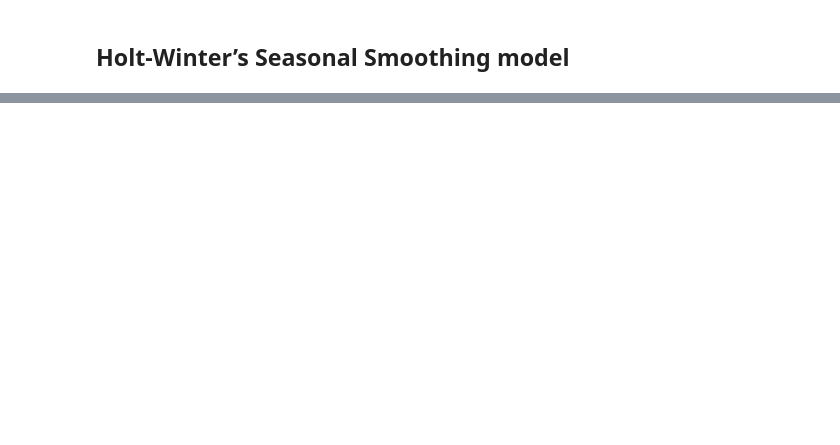
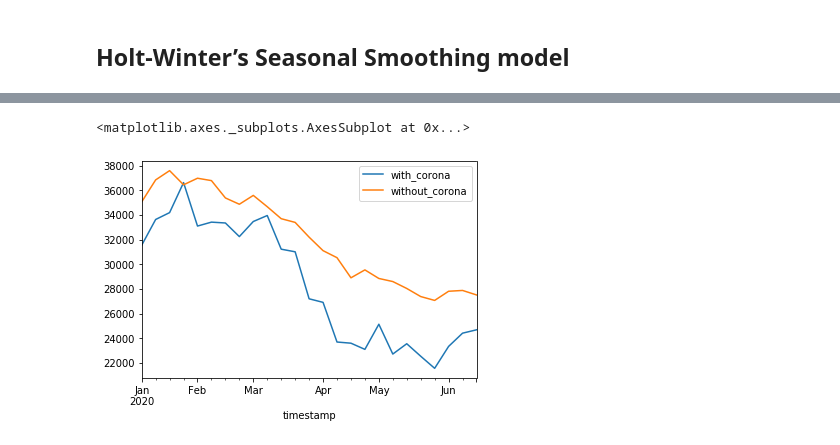
Before and after one commit to BristolFluFighters/BristolFluFighters_NERCHackathonTwo_Recovery, a Jupyter notebook: emissions_forecast.ipynb, the cells around one changed output, grey strips where cells are left out. Cells and saved outputs as stored; diff of their text form; code cells hidden in the pictures; blank space fills up the shorter version.

```diff
--- a/emissions_forecast.ipynb
+++ b/emissions_forecast.ipynb
@@ -187,0 +184,5 @@ The version with damping works well. Good alignment up until 2020 when the 'trut
+# %%
+uk_emissions_2020[['with_corona','without_corona']].plot()
+# %% [output]
+<matplotlib.axes._subplots.AxesSubplot at 0x...>
+[figure, added]
```
Also changed, not shown: parts of 35 cells of this notebook, 1 other file.
